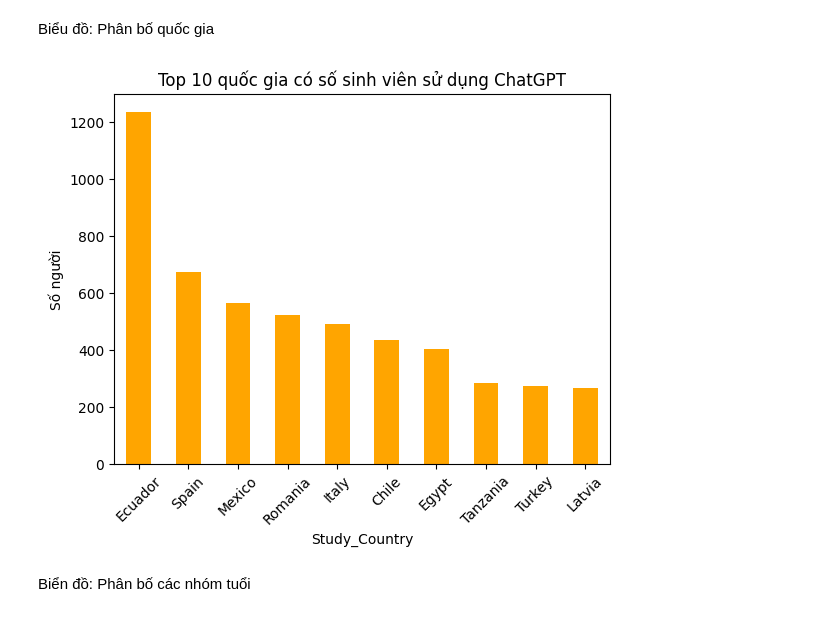
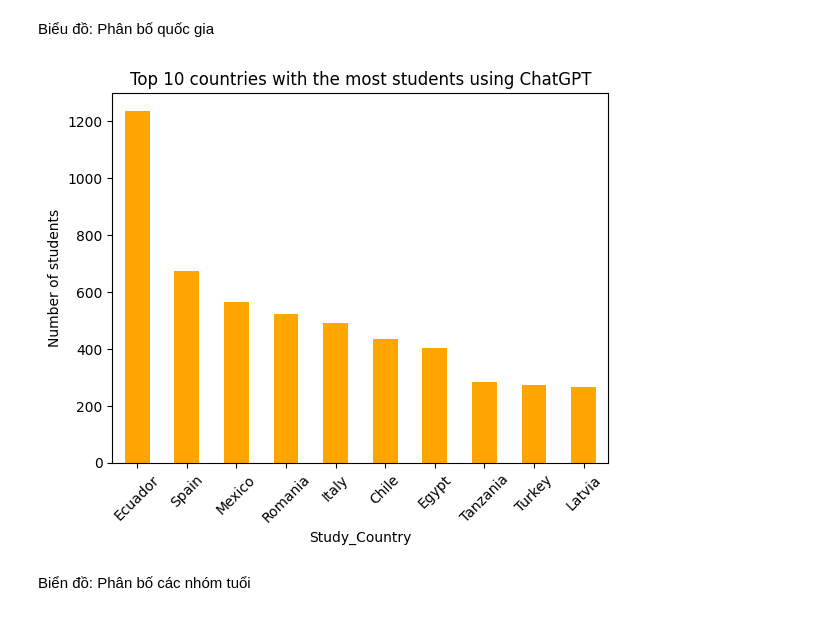
Before and after one commit to mnguyt25/quan-ly-thu-vien, a Jupyter notebook: Bai 50/project50.ipynb, the cells around one changed output. Cells and saved outputs as stored; diff of their text form; code cells hidden in the pictures.

```diff
--- a/Bai 50/project50.ipynb
+++ b/Bai 50/project50.ipynb
@@ -9506,5 +9504,7 @@ df_numeric = df[satisfaction_cols].replace(likert_mapping)
 # %% [markdown]
 Tính điểm trung bình của các mức độ hài lòng
+# %%
+df = df.copy()
 # %%
 df["Satisfaction_Score"] = df_numeric.mean(axis=1).round(2)
 # %%
@@ -9529,7 +9529,8 @@ Phân loại mức độ hài lòng theo các mốc Very low, Low, Neutral, High
 bins = [0, 2, 3, 3.5, 4.25, 5.01]
 labels = ["Very low", "Low", "Neutral", "High", "Very high"]
 # %%
-df["Satisfaction_Level"] = pd.cut(df["Satisfaction_Score"], bins=bins, labels=labels, right=False)
+satisfaction_level = pd.cut(df["Satisfaction_Score"], bins=bins, labels=labels, right=False)
+df = pd.concat([df, satisfaction_level.rename("Satisfaction_Level")], axis=1)
 # %%
 df
 # %% [output]
@@ -9550,6 +9551,8 @@ df
 # Thêm cột Birthday_Year chuyển đổi tuổi sang năm sinh và xoá cột Age
 # %% [markdown]
 Chuyển đổi tuổi sang năm sinh
+# %%
+df = df.copy()
 # %%
 current_year = datetime.now().year
 df['Birthday_Year'] = current_year - df['Age']
@@ -9575,6 +9578,8 @@ df.head(5)
 5 rows × 176 columns
 # %% [markdown]
 # Tạo cột phân ra các nhóm tuổi
+# %%
+df = df.copy()
 # %%
 df["Age_Group"] = pd.cut(
     x=(datetime.now().year - df["Birthday_Year"]),  # Tính tuổi trực tiếp
@@ -9683,16 +9689,14 @@ plt.tight_layout()
 Biểu đồ: Phân bố quốc gia
 # %%
 country_counts = df['Study_Country'].value_counts().sort_values(ascending=True)
-
-# Vẽ Top 10 quốc gia
 top10 = country_counts.sort_values(ascending=False).head(10)
 top10.plot(kind='bar', color='orange')
-plt.title("Top 10 quốc gia có số sinh viên sử dụng ChatGPT")
-plt.ylabel("Số người")
+plt.title("Top 10 countries with the most students using ChatGPT")
+plt.ylabel("Number of students")
 plt.xticks(rotation=45)
 plt.show()
 # %% [output]
-[figure, old version]
+[figure, new version]
 # %% [markdown]
 Biển đồ: Phân bố các nhóm tuổi
 # %%
```
Also changed, not shown: parts of 73 cells of this notebook, 2 other files.
